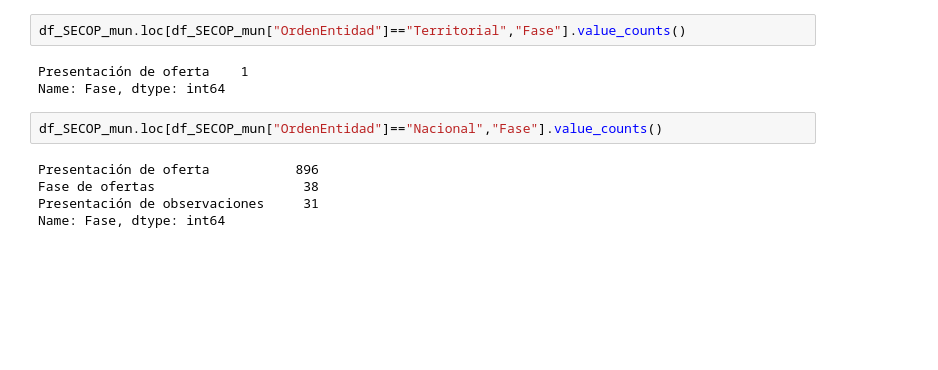
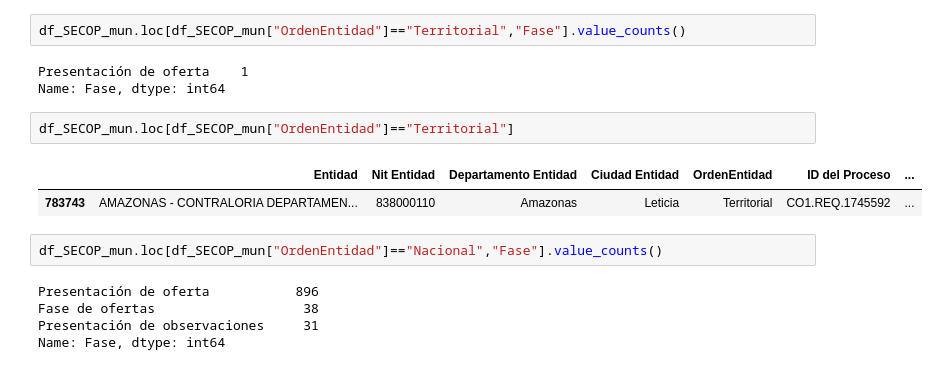
Before and after one commit to serblanc/Data-Visualization-in-Python, a Jupyter notebook: Ejercicio Stack Bar.ipynb, the cells around one changed output. Saved outputs shown, nothing was run; the diff lists cells and outputs as text; blank space fills up the shorter version.

```diff
--- a/Ejercicio Stack Bar.ipynb
+++ b/Ejercicio Stack Bar.ipynb
@@ -73,6 +74,11 @@ df_SECOP_mun.loc[df_SECOP_mun["OrdenEntidad"]=="Territorial","Fase"].value_count
 # %% [output]
 Presentación de oferta    1
 Name: Fase, dtype: int64
+# %%
+df_SECOP_mun.loc[df_SECOP_mun["OrdenEntidad"]=="Territorial"]
+# %% [output]
+|  | Entidad | Nit Entidad | Departamento Entidad | Ciudad Entidad | OrdenEntidad | ID del Proceso | ... |
+| 783743 | AMAZONAS - CONTRALORIA DEPARTAMEN... | 838000110 | Amazonas | Leticia | Territorial | CO1.REQ.1745592 | ... |
 # %%
 df_SECOP_mun.loc[df_SECOP_mun["OrdenEntidad"]=="Nacional","Fase"].value_counts()
 # %% [output]
```
Also changed, not shown: parts of 2 cells of this notebook.
